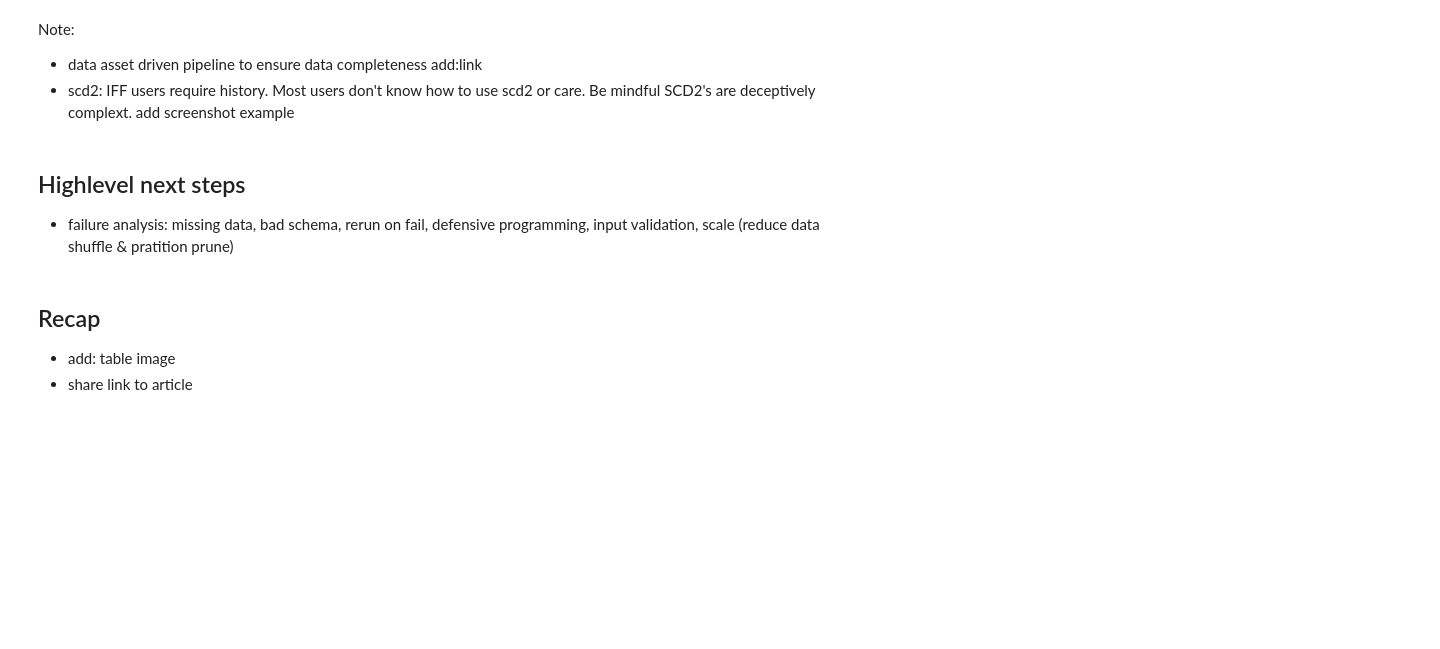
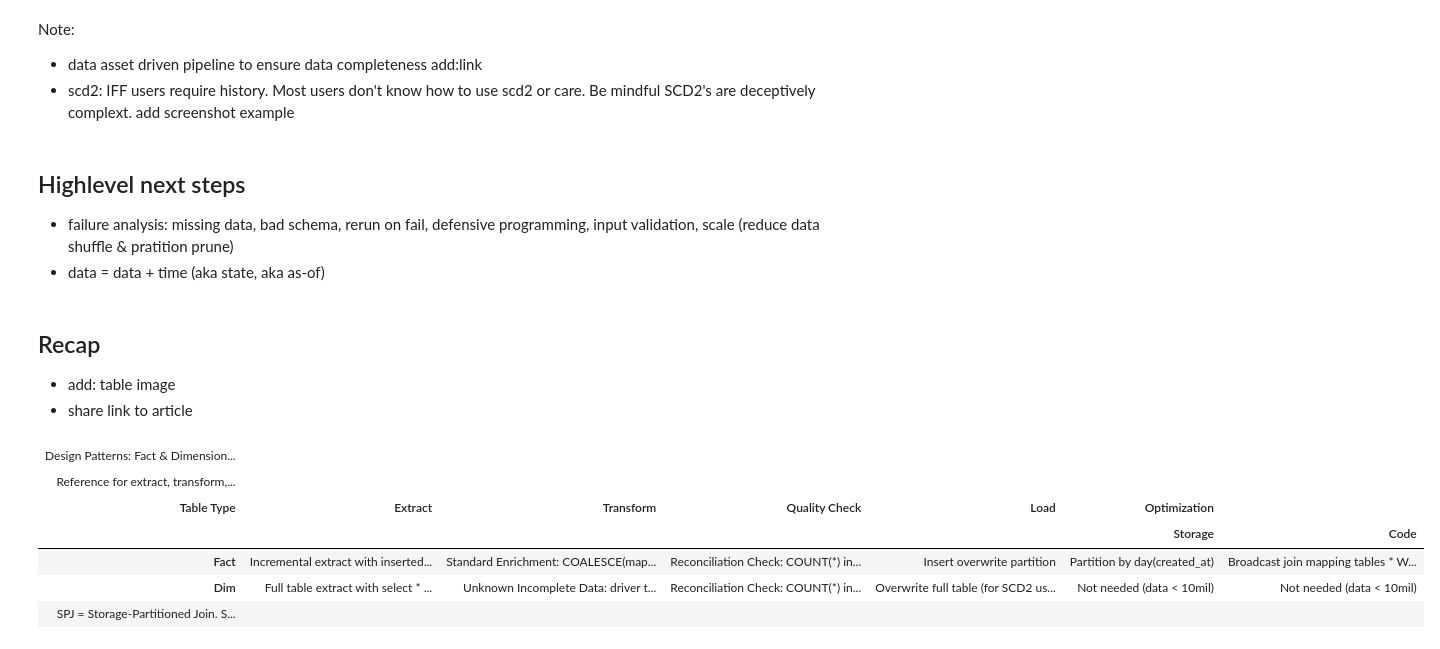
Before and after one commit to josephmachado/design_pattern_facts_dims_workshop, a Jupyter notebook: notebooks/fact_dims_90%_de.ipynb, the cells around one changed output. Saved outputs shown, nothing was run; the diff lists cells and outputs as text; code cells hidden in the pictures; blank space fills up the shorter version.

```diff
--- a/notebooks/fact_dims_90%_de.ipynb
+++ b/notebooks/fact_dims_90%_de.ipynb
@@ -491,6 +543,7 @@ Note:
 ## Highlevel next steps
 
 * failure analysis: missing data, bad schema, rerun on fail, defensive programming, input validation, scale (reduce data shuffle & pratition prune)
+* data = data + time (aka state, aka as-of)
 # %% [markdown]
 ## Recap
 
@@ -503,18 +556,20 @@ from great_tables import GT, md, style, loc
 df = pd.DataFrame({
     "type": ["Fact", "Dim"],
     "extract": [
-        "`SELECT * FROM source WHERE inserted_at >= start_time AND inserted_at < end_time`",
-        "`SELECT * FROM source tables`",
+        "Incremental extract with `inserted_at >= start_time AND inserted_at < end_time` <br> Start & end time suppied by [scheduler](https://www.startdataengineering.com/post/airflow-tutorial/#when-data-interval-to-be-processed-pipeline-frequency)",
+        "Full table extract with `select * from source_tables`",
     ],
     "transform": [
-        "**Standard:** COALESCE + LEFT JOIN mapping tables<br>"
-        "**Advanced:** deduplication, sessionization, UNION, DIFF with window functions and cross joins",
-        "**Pattern 1:** driver table + INNER JOIN other tables → unknown, incomplete but fast<br>"
-        "**Pattern 2:** driver table + LEFT JOIN other tables → known, incomplete; wait for input table to be complete → slow",
+        "**Standard Enrichment:** COALESCE(mapping_data, 'UNKNOWN') + LEFT JOIN mapping tables<br>"
+        "**Advanced:** Window Functions, Self Joins, Union, Except for <br> \t 1. Deduplication <br> \t 2. Sessionization/Attribution <br> \t 3. Multi source fact data",
+        "**Unknown Incomplete Data:** driver table + INNER JOIN other tables<br>"
+        "**Known Incomplete Data:** driver table + LEFT JOIN other tables<br>"
+        "**Slow Complete Data:** Wait for all input table to be complete",
     ],
     "quality": [
-        "* `COUNT(*)` in transformed data vs `COUNT(*)` in source",
-        "* Unique / PK constraint \n * `COUNT(*)` compared to source",
+        "**Reconciliation Check:** `COUNT(*)` in output vs `COUNT(*)` in input",
+        "**Reconciliation Check:** `COUNT(*)` in output vs `COUNT(*)` in input<br>"
+        "**Table Constraint Checks:** Uniqueness & Completeness of business natural key (use natural key + is_current for SCD2)",
     ],
     "load": [
         "Insert overwrite partition",
@@ -522,11 +577,12 @@ df = pd.DataFrame({
     ],
     "opt_storage": [
         "Partition by `day(created_at)`",
-        "Not needed (data small &lt; 10mil)",
+        "Not needed (data &lt; 10mil)",
     ],
     "opt_code": [
-        "Broadcast join mapping tables.\n For window functions and self joins, aim to reduce data shuffle and use [SPJ](https://spark.apache.org/docs/latest/sql-performance-tuning.html#storage-partition-join)",
-        "Not needed (data small &lt; 10mil)",
+        "* Broadcast join mapping tables<br>"
+        "* Window functions & self joins reduce data shuffle with [SPJ](https://spark.apache.org/docs/latest/sql-performance-tuning.html#storage-partition-join) & [partition pruning](https://www.startdataengineering.com/post/data-storage-pattern-rule-of-thumb/)",
+        "Not needed (data &lt; 10mil)",
     ],
 })
 
@@ -556,37 +612,41 @@ gt = (
         "load": "150px",
         "opt_storage": "150px",
         "opt_code": "200px",
     })
     .tab_options(
         table_font_size="13px",
         heading_title_font_size="20px",
         heading_subtitle_font_size="13px",
         column_labels_font_weight="bold",
         column_labels_background_color="#1f2d3d",
         column_labels_font_size="13px",
         row_group_font_weight="bold",
         table_border_top_color="#1f2d3d",
         heading_background_color="#f4f6f8",
         stub_background_color="#eef1f5",
         data_row_padding="10px",
     )
     .opt_table_font(font="Arial")
     .tab_style(
         style=style.text(weight="bold", color="#1f2d3d"),
         locations=loc.stub(),
     )
     .tab_style(
         style=style.fill(color="#fbfcfd"),
         locations=loc.body(columns=["opt_storage", "opt_code"]),
     )
-    .tab_source_note(source_note=md("*SPJ = Storage-Partitioned Join. SCD2 = Slowly Changing Dimension Type 2.*"))
+    .tab_source_note(source_note=md("*SPJ = Storage-Partitioned Join. SCD2 = Slowly Changing Dimension Type 2. Scheduler = Airflow/Dagster*"))
 )
 
 # Display in a notebook:
 gt
-
-# Or export:
-# gt.save("etl_table.png", scale=2)
-# gt.write_raw_html("etl_table.html")
+# %% [output]
+| Design Patterns: Fact & Dimension... |  |  |  |  |  |  |
+| Reference for extract, transform,... |  |  |  |  |  |  |
+| Table Type | Extract | Transform | Quality Check | Load | Optimization |  |
+|  |  |  |  |  | Storage | Code |
+| Fact | Incremental extract with inserted... | Standard Enrichment: COALESCE(map... | Reconciliation Check: COUNT(*) in... | Insert overwrite partition | Partition by day(created_at) | Broadcast join mapping tables * W... |
+| Dim | Full table extract with select * ... | Unknown Incomplete Data: driver t... | Reconciliation Check: COUNT(*) in... | Overwrite full table (for SCD2 us... | Not needed (data < 10mil) | Not needed (data < 10mil) |
+| SPJ = Storage-Partitioned Join. S... |  |  |  |  |  |  |
 # %%
 gt.write_raw_html("etl_table.html")
```
Also changed, not shown: parts of 15 cells of this notebook, 3 other files.
